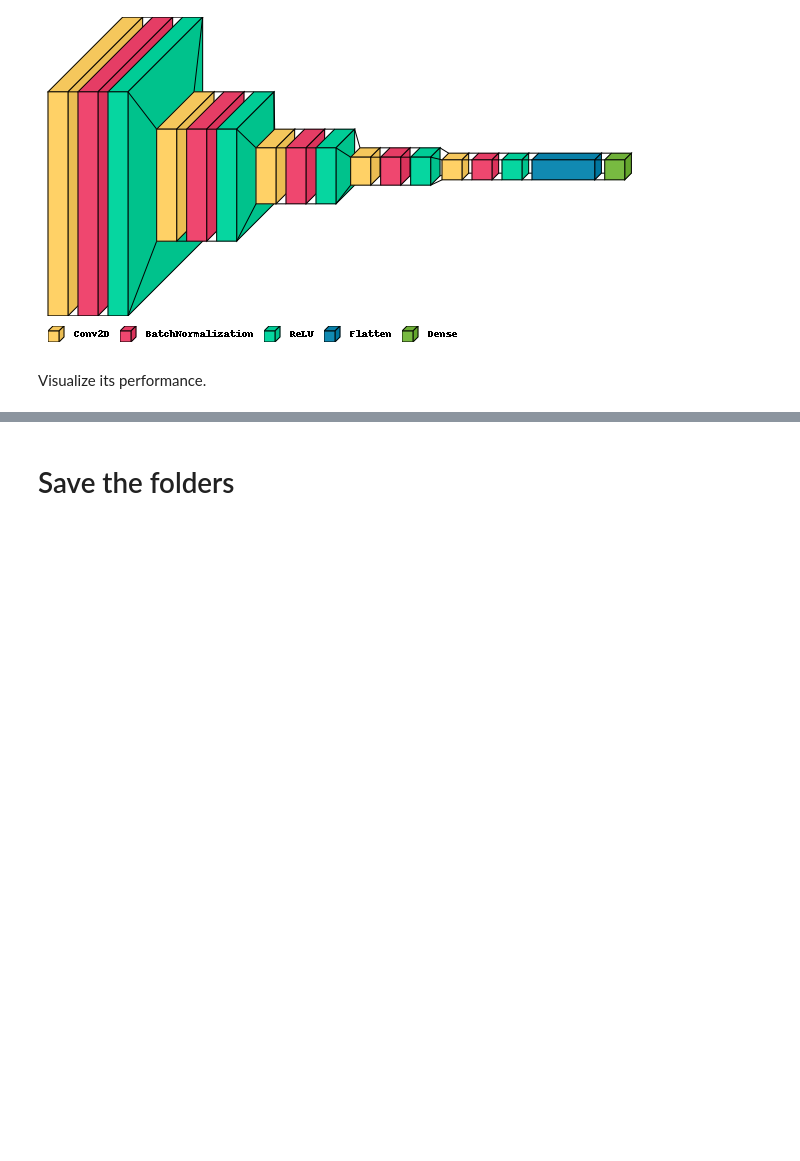
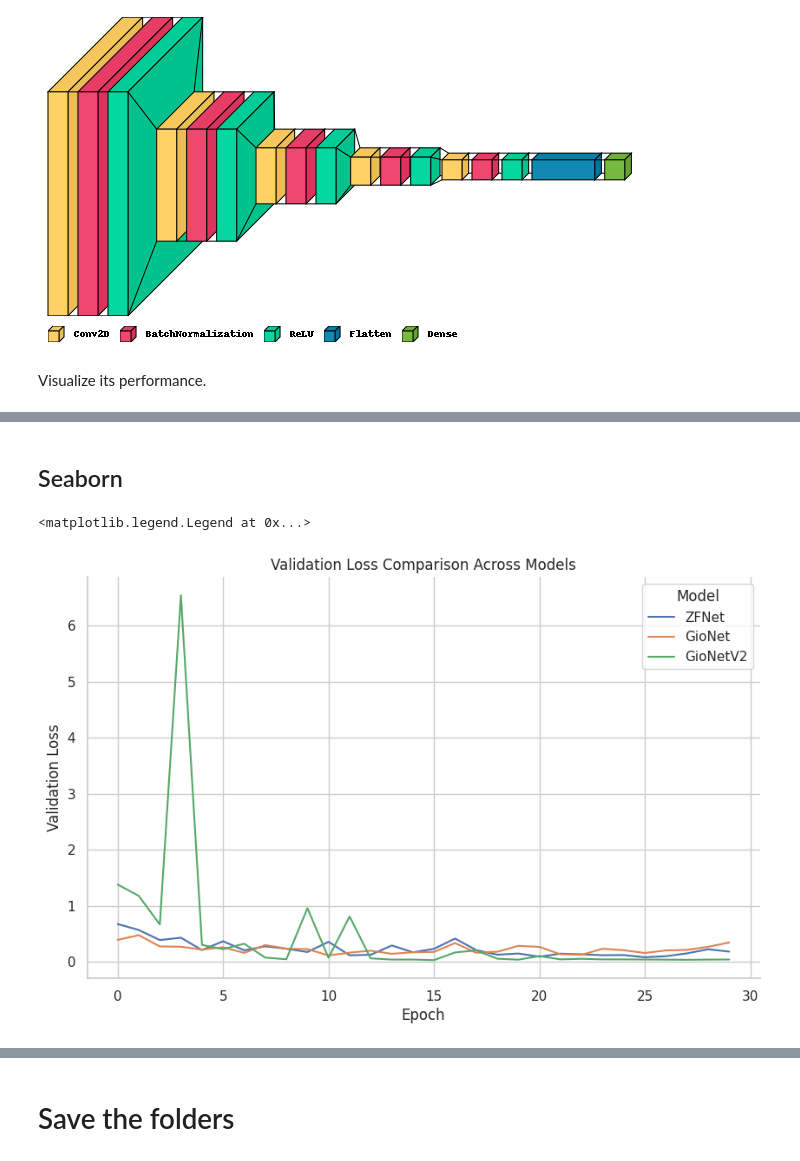
Before and after one commit to giordanovitale/Prado-Museum-CNN, a Jupyter notebook: Prado_Artists.ipynb, the cells around one changed output, grey strips where cells are left out. Cells and saved outputs as stored; diff of their text form; code cells hidden in the pictures; blank space fills up the shorter version.

```diff
--- a/Prado_Artists.ipynb
+++ b/Prado_Artists.ipynb
@@ -978,0 +981,28 @@ plot_history(gionetv2_history)
+# %%
+gionetv2_history = pd.read_csv("/content/drive/MyDrive/AMD/model_logs/gionetv2.log")
+gionet_history = pd.read_csv("/content/drive/MyDrive/AMD/model_logs/gionet.log")
+zfnet_history = pd.read_csv('/content/drive/MyDrive/AMD/model_logs/zfnet.log')
+# %% [markdown]
+## Seaborn
+# %%
+plt.figure(figsize=(10, 6))
+
+sns.lineplot(data=zfnet_history,
+             x='epoch',
+             y='val_loss',
+             label='ZFNet')
+sns.lineplot(data=gionet_history,
+             x='epoch',
+             y='val_loss',
+             label='GioNet')
+sns.lineplot(data=gionetv2_history,
+             x='epoch',
+             y='val_loss',
+             label='GioNetV2')
+plt.title('Validation Loss Comparison Across Models')
+plt.xlabel('Epoch')
+plt.ylabel('Validation Loss')
+plt.legend(title='Model')
+# %% [output]
+<matplotlib.legend.Legend at 0x...>
+[figure, added]
```
Also changed, not shown: parts of 7 cells of this notebook.
